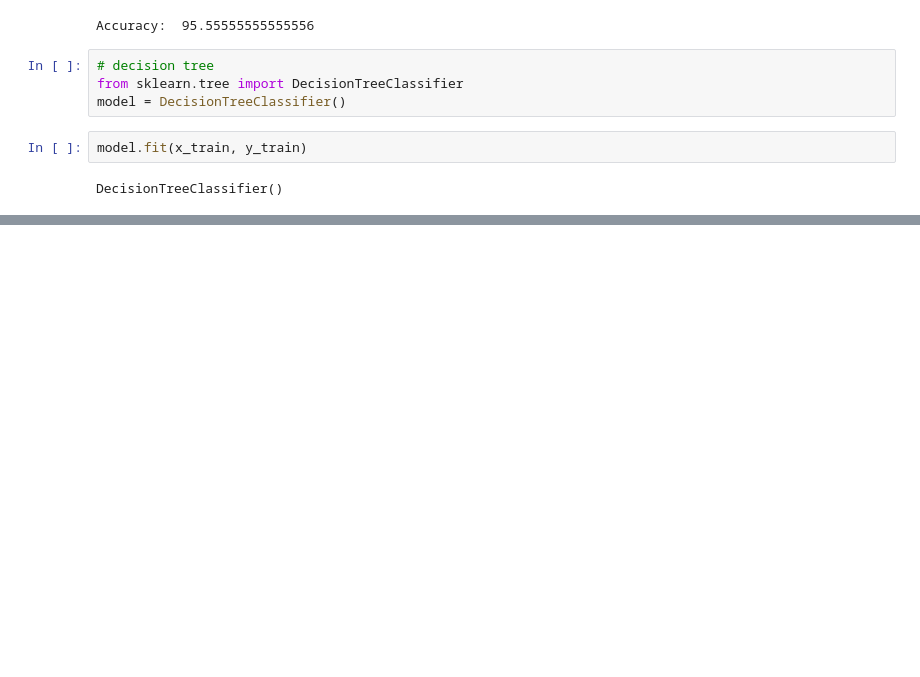
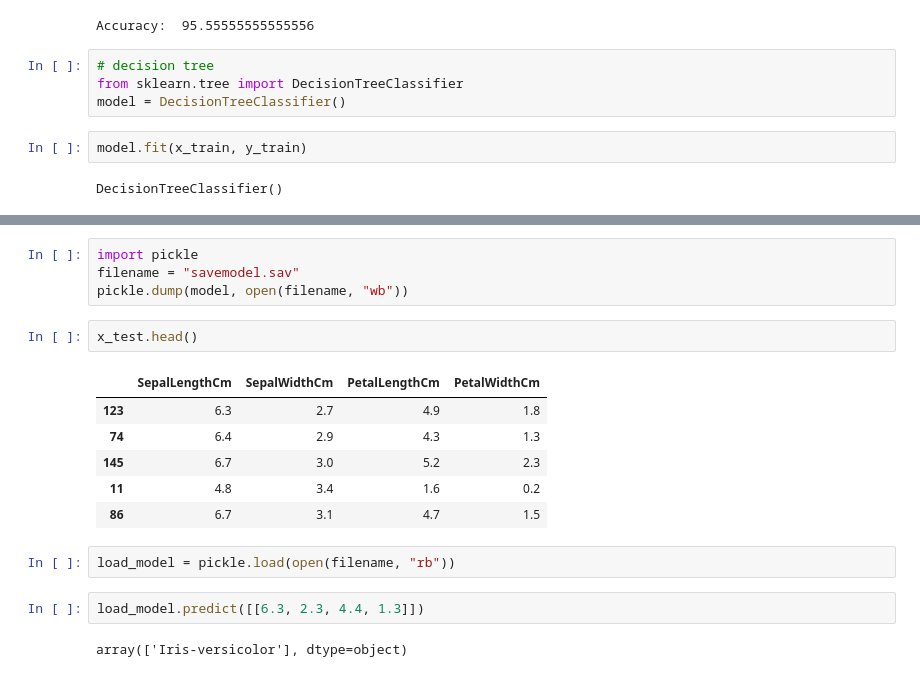
Before and after one commit to sathishmannu-repo/MLOPS, a Jupyter notebook: Group87_Assignment1_Iris_Dataset_Analysis.ipynb, the cells around one changed output, grey strips where cells are left out. Saved outputs shown, nothing was run; the diff lists cells and outputs as text; blank space fills up the shorter version.

```diff
--- a/Group87_Assignment1_Iris_Dataset_Analysis.ipynb
+++ b/Group87_Assignment1_Iris_Dataset_Analysis.ipynb
@@ -255,0 +256,19 @@ Accuracy:  93.33333333333333
+# %%
+import pickle
+filename = "savemodel.sav"
+pickle.dump(model, open(filename, "wb"))
+# %%
+x_test.head()
+# %% [output]
+|  | SepalLengthCm | SepalWidthCm | PetalLengthCm | PetalWidthCm |
+| 123 | 6.3 | 2.7 | 4.9 | 1.8 |
+| 74 | 6.4 | 2.9 | 4.3 | 1.3 |
+| 145 | 6.7 | 3.0 | 5.2 | 2.3 |
+| 11 | 4.8 | 3.4 | 1.6 | 0.2 |
+| 86 | 6.7 | 3.1 | 4.7 | 1.5 |
+# %%
+load_model = pickle.load(open(filename, "rb"))
+# %%
+load_model.predict([[6.3, 2.3, 4.4, 1.3]])
+# %% [output]
+array(['Iris-versicolor'], dtype=object)
```
Also changed, not shown: parts of 2 cells of this notebook, 4 other files.
